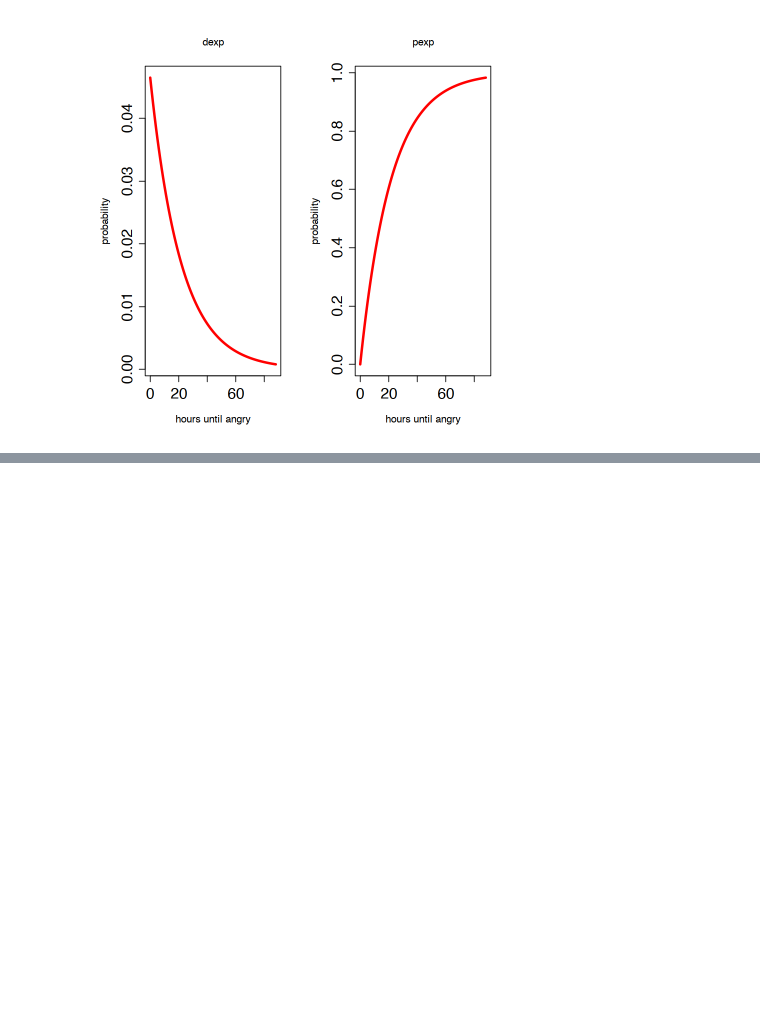
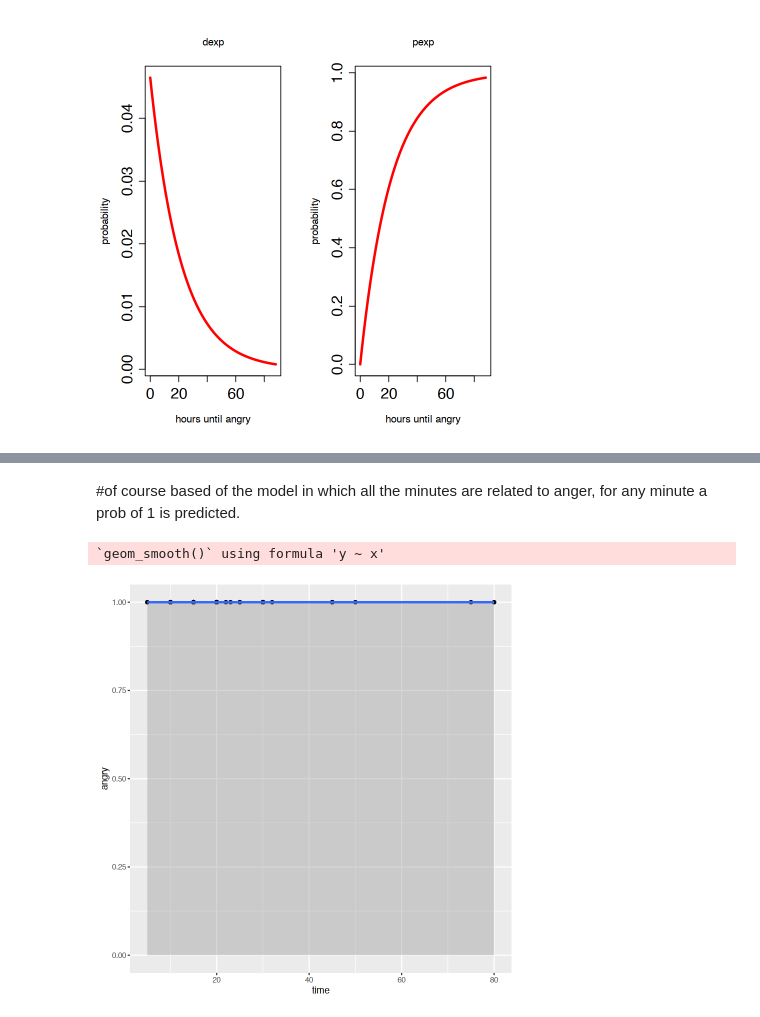
Before and after one commit to norberello/fitting-exponential-car-intervals, a Jupyter notebook: anger times.ipynb, the cells around one changed output, grey strips where cells are left out. Saved outputs shown, nothing was run; the diff lists cells and outputs as text; code cells hidden in the pictures; blank space fills up the shorter version.

```diff
--- a/anger times.ipynb
+++ b/anger times.ipynb
@@ -166,0 +182,4 @@ legend("bottomright", c("ECDF", "PEXP"),
+# %%
+#let's create the dataframe
+angry<-rep(c(1),times=length(angry.times))
+angry.df<-data.frame(time=angry.times,angry)
@@ -166,0 +235,12 @@ legend("bottomright", c("ECDF", "PEXP"),
+# %% [markdown]
+#of course based of the model in which all the minutes are related to anger, for any minute a prob of 1 is predicted.
+# %%
+library(ggplot2)
+ggplot(angry.df, aes(x=time, y=angry)) +
+  geom_point() +
+  geom_smooth(method = "glm",
+    method.args = list(family = "binomial"),
+    se = T)
+# %% [output]
+`geom_smooth()` using formula 'y ~ x'
+[figure, added]
```
Also changed, not shown: parts of 9 cells of this notebook.
